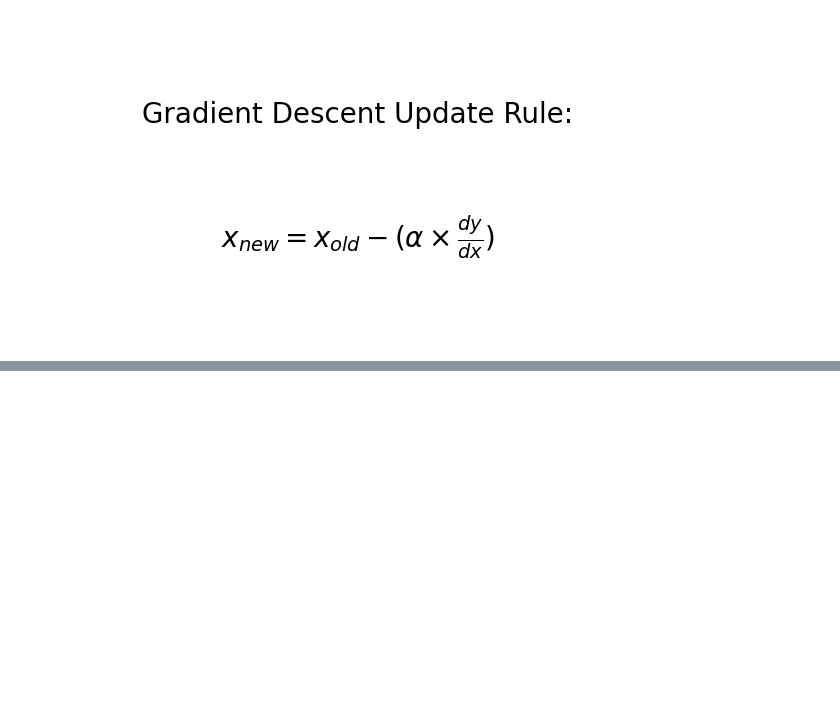
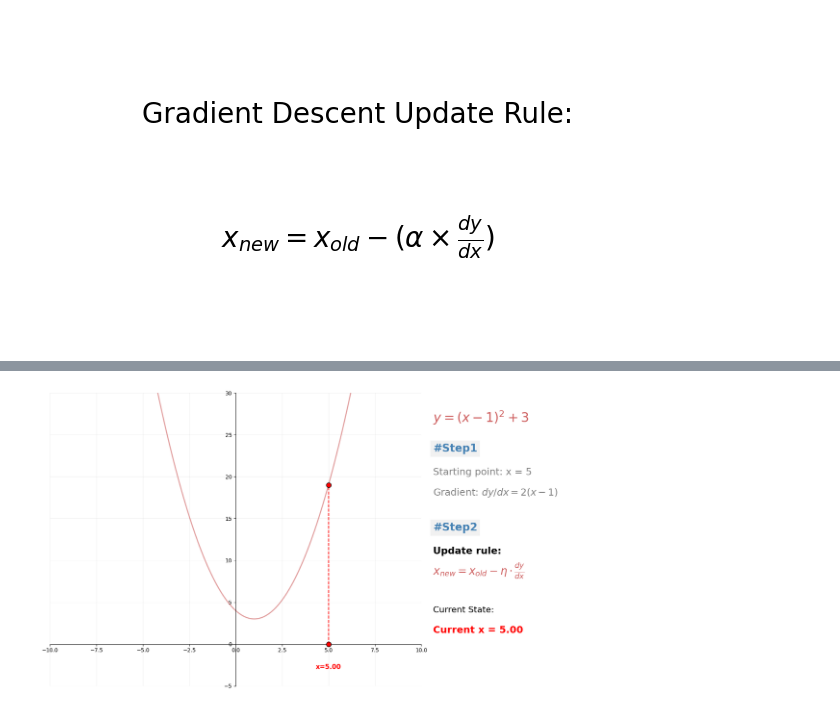
Before and after one commit to mdzubayereashraf/Ostad-AI-Engineering-Class-Code-Practice, a Jupyter notebook: Ostad_AI_Engineering_classcode_Practice_13(Understanding_Gradient_Descent).ipynb, the cells around one changed output, grey strips where cells are left out. Saved outputs shown, nothing was run; the diff lists cells and outputs as text; code cells hidden in the pictures; blank space fills up the shorter version.

```diff
--- a/Ostad_AI_Engineering_classcode_Practice_13(Understanding_Gradient_Descent).ipynb
+++ b/Ostad_AI_Engineering_classcode_Practice_13(Understanding_Gradient_Descent).ipynb
@@ -318,0 +254,74 @@ plt.show()
+# %%
+# @title
+import matplotlib.pyplot as plt
+import numpy as np
+
+# 1. Define the function
+def f(x):
+    return (x - 1)**2 + 3
+
+# 2. Setup Data
+x_range = np.linspace(-10, 10, 400)
+y_vals = f(x_range)
+# points = [5, 3.4, 2.44, 1.86, 1.51] # Example history
+points = [5]
+
+# 3. Create Subplots (1 row, 2 columns)
+fig, (ax_plot, ax_text) = plt.subplots(1, 2, figsize=(20, 8))
+
+# --- LEFT PLOT: THE GRAPH ---
+ax_plot.plot(x_range, y_vals, color='indianred', linewidth=2, alpha=0.6)
+ax_plot.spines['left'].set_position('zero')
+ax_plot.spines['bottom'].set_position('zero')
+ax_plot.spines['right'].set_color('none')
+ax_plot.spines['top'].set_color('none')
+
+# Plot History and Current Point
+history = points[:-1]
+for i, x_prev in enumerate(history):
+    y_prev = f(x_prev)
+    ax_plot.scatter([x_prev, x_prev], [y_prev, 0], color='white', edgecolors='gray', s=50, zorder=4)
+    ax_plot.vlines(x=x_prev, ymin=0, ymax=y_prev, colors='gray', linestyles='dashed', alpha=0.5)
+
+    next_x = points[i+1]
+    is_last = (i == len(history) - 1)
+    ax_plot.annotate('', xy=(next_x, f(next_x) + 0.5), xytext=(x_prev, y_prev + 0.5),
+                     arrowprops=dict(arrowstyle='->', color='red' if is_last else 'gray', lw=2 if is_last else 1))
+
+x_curr = points[-1]
+ax_plot.scatter([x_curr, x_curr], [f(x_curr), 0], color='red', edgecolors='black', s=80, zorder=6)
+ax_plot.vlines(x=x_curr, ymin=0, ymax=f(x_curr), colors='red', linestyles='dashed', lw=1.5)
+ax_plot.text(x_curr, -3, f'x={x_curr:.2f}', color='red', fontsize=12, fontweight='bold', ha='center')
+
+ax_plot.set_xlim(-10, 10)
+ax_plot.set_ylim(-5, 30)
+ax_plot.grid(True, linestyle='-', alpha=0.2)
+
+# --- RIGHT PLOT: THE PLAIN TEXT ---
+ax_text.axis('off')
+
+# Adding the structured text from the image example
+ax_text.text(0.0, 0.9, r'$y=(x-1)^2 + 3$', color='indianred', fontsize=24, fontweight='bold')
+
+# Step 1 highlight
+ax_text.text(0.0, 0.8, '#Step1', color='steelblue', fontsize=20, fontweight='bold',
+             bbox=dict(facecolor='lightgray', alpha=0.3, edgecolor='none', pad=5))
+ax_text.text(0.0, 0.72, f"Starting point: x = {points[0]}", color='gray', fontsize=18)
+ax_text.text(0.0, 0.65, r"Gradient: $dy/dx = 2(x-1)$", color='gray', fontsize=18)
+
+# Step 2 highlight
+ax_text.text(0.0, 0.53, '#Step2', color='steelblue', fontsize=20, fontweight='bold',
+             bbox=dict(facecolor='lightgray', alpha=0.3, edgecolor='none', pad=5))
+
+
+
+ax_text.text(0.0, 0.45, "Update rule:", color='black', fontsize=18, fontweight='bold')
+ax_text.text(0.0, 0.38, r"$x_{new} = x_{old} - \eta \cdot \frac{dy}{dx}$", color='indianred', fontsize=20)
+
+ax_text.text(0.0, 0.25, "Current State:", color='black', fontsize=16)
+ax_text.text(0.0, 0.18, f"Current x = {x_curr:.2f}", color='red', fontsize=18, fontweight='bold')
+
+plt.tight_layout()
+plt.show()
+# %% [output]
+[figure, added]
```
Also changed, not shown: parts of 6 cells of this notebook.
